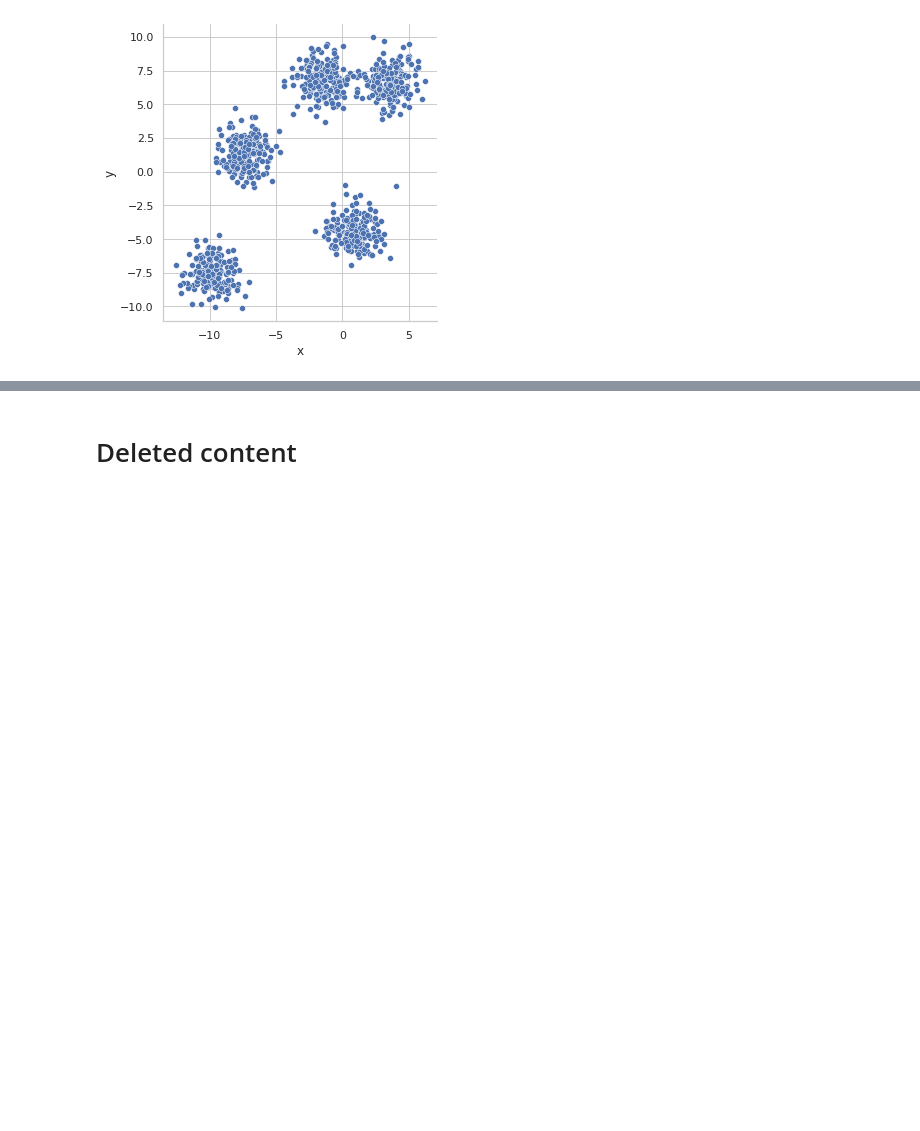
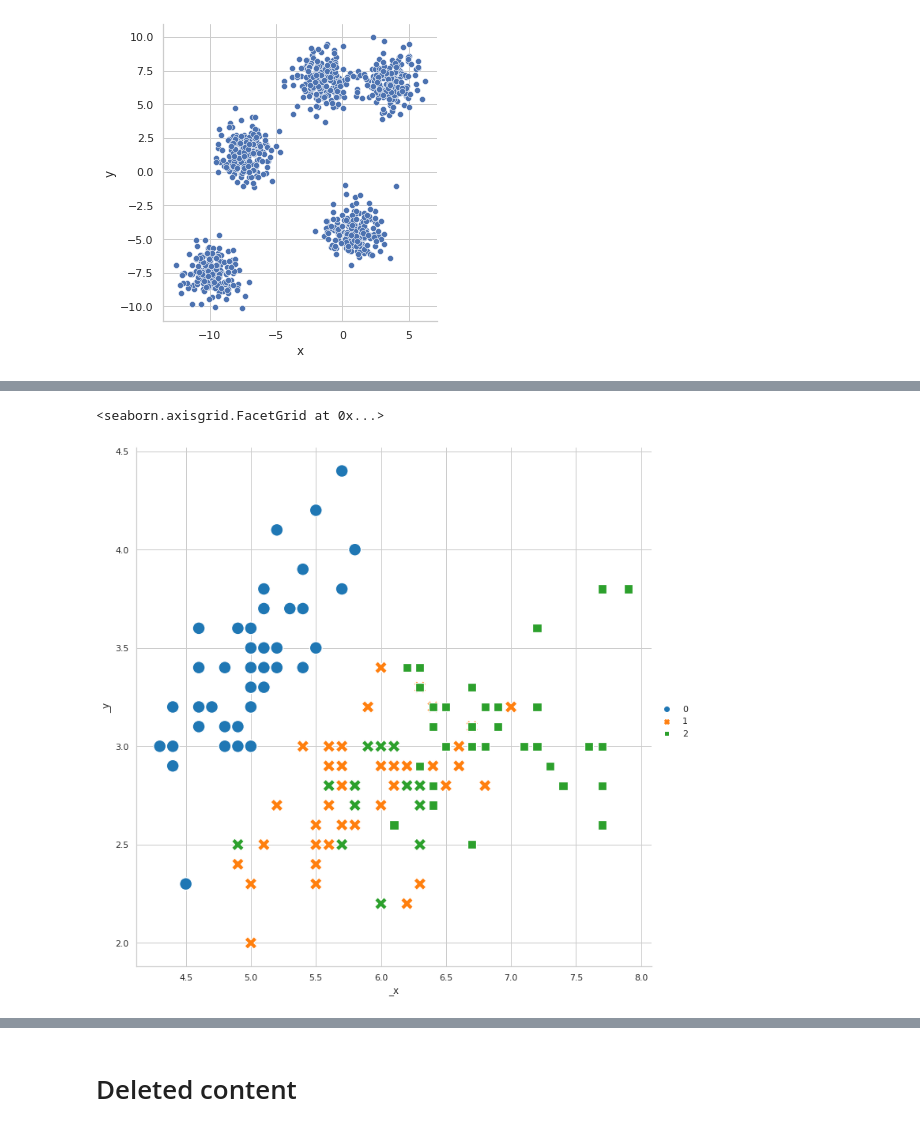
Before and after one commit to NightMachinary/soal_playground, a Jupyter notebook: Optimizer_Workshop.ipynb, the cells around one changed output, grey strips where cells are left out. Cells and saved outputs as stored; diff of their text form; code cells hidden in the pictures; blank space fills up the shorter version.

```diff
--- a/Optimizer_Workshop.ipynb
+++ b/Optimizer_Workshop.ipynb
@@ -313,0 +965,16 @@ g = sns.relplot(
+# %%
+kmeans = KMeans(n_clusters=3)
+iris_y_kmeans = kmeans.fit_predict(iris_X)
+# %%
+sns.relplot(
+    x=iris_X[:, 0],
+    y=iris_X[:, 1],
+    hue=iris_y,
+    palette='tab10',
+    style=iris_y_kmeans, #: marker style (circle, sqaure, cross, etc.)
+    height=10,
+    s=250,
+)
+# %% [output]
+<seaborn.axisgrid.FacetGrid at 0x...>
+[figure, added]
```
Also changed, not shown: parts of 177 cells of this notebook.
